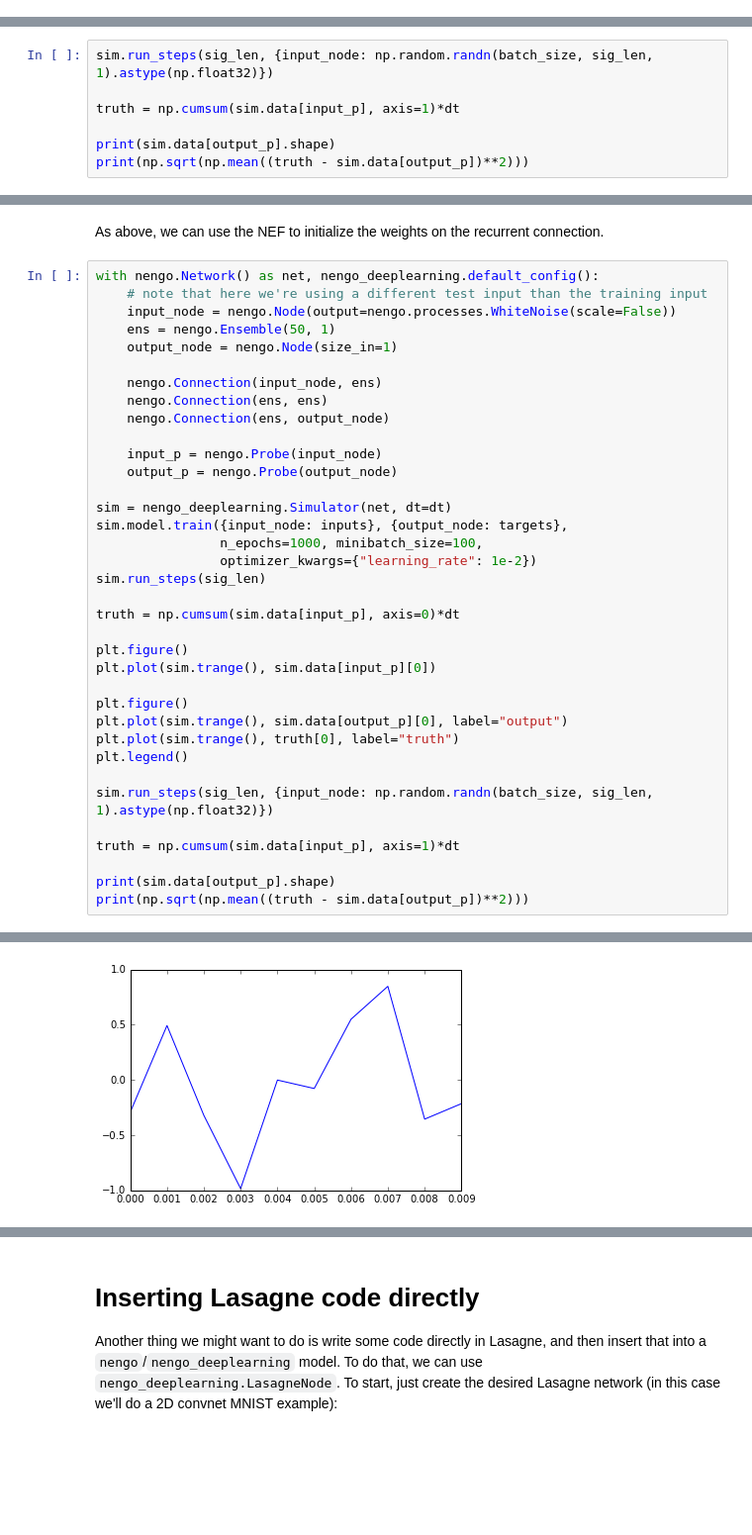
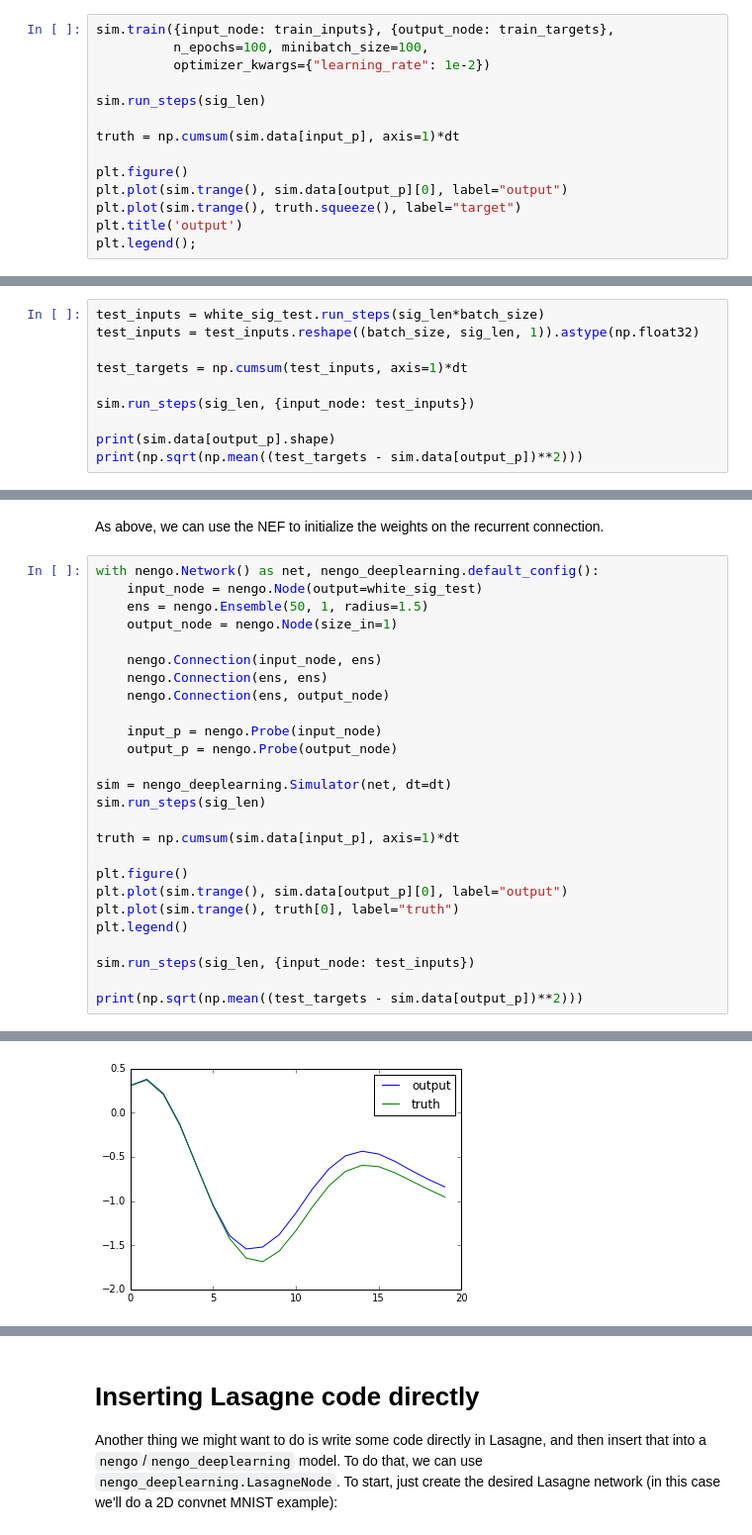
Before and after one commit to nengo/nengo-dl, a Jupyter notebook: docs/demo.ipynb, the cells around one changed output, grey strips where cells are left out. Shown: that part at 99% size. Drawn from its saved outputs; the diff is of its cells as text; blank space fills up the shorter version.

```diff
--- a/docs/demo.ipynb
+++ b/docs/demo.ipynb
@@ -222,0 +213,14 @@ training complete
+# %%
+sim.train({input_node: train_inputs}, {output_node: train_targets},
+          n_epochs=100, minibatch_size=100,
+          optimizer_kwargs={"learning_rate": 1e-2})
+
+sim.run_steps(sig_len)
+
+truth = np.cumsum(sim.data[input_p], axis=1)*dt
+
+plt.figure()
+plt.plot(sim.trange(), sim.data[output_p][0], label="output")
+plt.plot(sim.trange(), truth.squeeze(), label="target")
+plt.title('output')
+plt.legend();
@@ -225,8 +234,11 @@ When we run the network as above, `nengo_deeplearning` generates the inputs by c
 # %%
-sim.run_steps(sig_len, {input_node: np.random.randn(batch_size, sig_len, 1).astype(np.float32)})
+test_inputs = white_sig_test.run_steps(sig_len*batch_size)
+test_inputs = test_inputs.reshape((batch_size, sig_len, 1)).astype(np.float32)
 
-truth = np.cumsum(sim.data[input_p], axis=1)*dt
+test_targets = np.cumsum(test_inputs, axis=1)*dt
+
+sim.run_steps(sig_len, {input_node: test_inputs})
 
 print(sim.data[output_p].shape)
-print(np.sqrt(np.mean((truth - sim.data[output_p])**2)))
+print(np.sqrt(np.mean((test_targets - sim.data[output_p])**2)))
 # %% [output]
@@ -236,9 +248,8 @@ print(np.sqrt(np.mean((truth - sim.data[output_p])**2)))
 As above, we can use the NEF to initialize the weights on the recurrent connection.
 # %%
 with nengo.Network() as net, nengo_deeplearning.default_config():
-    # note that here we're using a different test input than the training input
-    input_node = nengo.Node(output=nengo.processes.WhiteNoise(scale=False))
-    ens = nengo.Ensemble(50, 1)
+    input_node = nengo.Node(output=white_sig_test)
+    ens = nengo.Ensemble(50, 1, radius=1.5)
     output_node = nengo.Node(size_in=1)
 
     nengo.Connection(input_node, ens)
@@ -249,27 +260,18 @@ with nengo.Network() as net, nengo_deeplearning.default_config():
     output_p = nengo.Probe(output_node)
 
 sim = nengo_deeplearning.Simulator(net, dt=dt)
-sim.model.train({input_node: inputs}, {output_node: targets},
-                n_epochs=1000, minibatch_size=100,
-                optimizer_kwargs={"learning_rate": 1e-2})
 sim.run_steps(sig_len)
 
-truth = np.cumsum(sim.data[input_p], axis=0)*dt
-
-plt.figure()
-plt.plot(sim.trange(), sim.data[input_p][0])
+truth = np.cumsum(sim.data[input_p], axis=1)*dt
 
 plt.figure()
 plt.plot(sim.trange(), sim.data[output_p][0], label="output")
 plt.plot(sim.trange(), truth[0], label="truth")
 plt.legend()
 
-sim.run_steps(sig_len, {input_node: np.random.randn(batch_size, sig_len, 1).astype(np.float32)})
+sim.run_steps(sig_len, {input_node: test_inputs})
 
-truth = np.cumsum(sim.data[input_p], axis=1)*dt
-
-print(sim.data[output_p].shape)
-print(np.sqrt(np.mean((truth - sim.data[output_p])**2)))
+print(np.sqrt(np.mean((test_targets - sim.data[output_p])**2)))
 # %% [output]
 checking network
 building network
@@ -281 +279 @@ training complete
-[figure, old version]
+[figure, new version]
```
Also changed, not shown: parts of 20 cells of this notebook, 1 other file.
